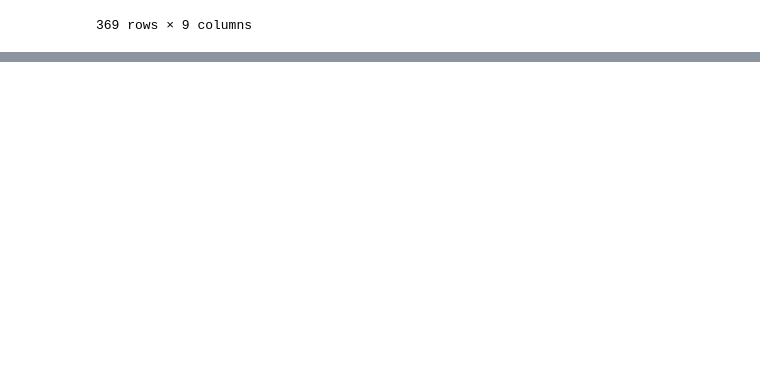
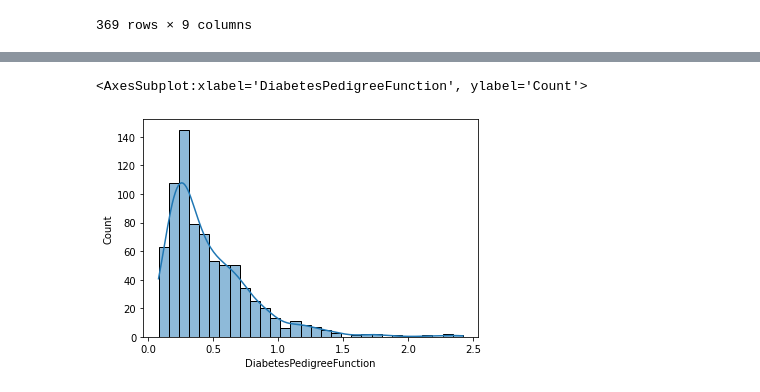
Before and after one commit to zinakhazaee/MachineLearning-SupervisedLearning_Classification, a Jupyter notebook: RF.ipynb, the cells around one changed output, grey strips where cells are left out. Saved outputs shown, nothing was run; the diff lists cells and outputs as text; code cells hidden in the pictures; blank space fills up the shorter version.

```diff
--- a/RF.ipynb
+++ b/RF.ipynb
@@ -212,0 +217,10 @@ sns.histplot(data['BMI'], bins = 30 , kde=True)
+# %%
+bmi_mean = data[data['BMI'] != 0]
+bmi_mean = bmi_mean['BMI'].mean()
+# %%
+data.replace({'BMI': 0}, bmi_mean, inplace=True )
+# %%
+sns.histplot(data['DiabetesPedigreeFunction'], bins=30 , kde=True)
+# %% [output]
+<AxesSubplot:xlabel='DiabetesPedigreeFunction', ylabel='Count'>
+[figure, added]
```
Also changed, not shown: parts of 13 cells of this notebook.
